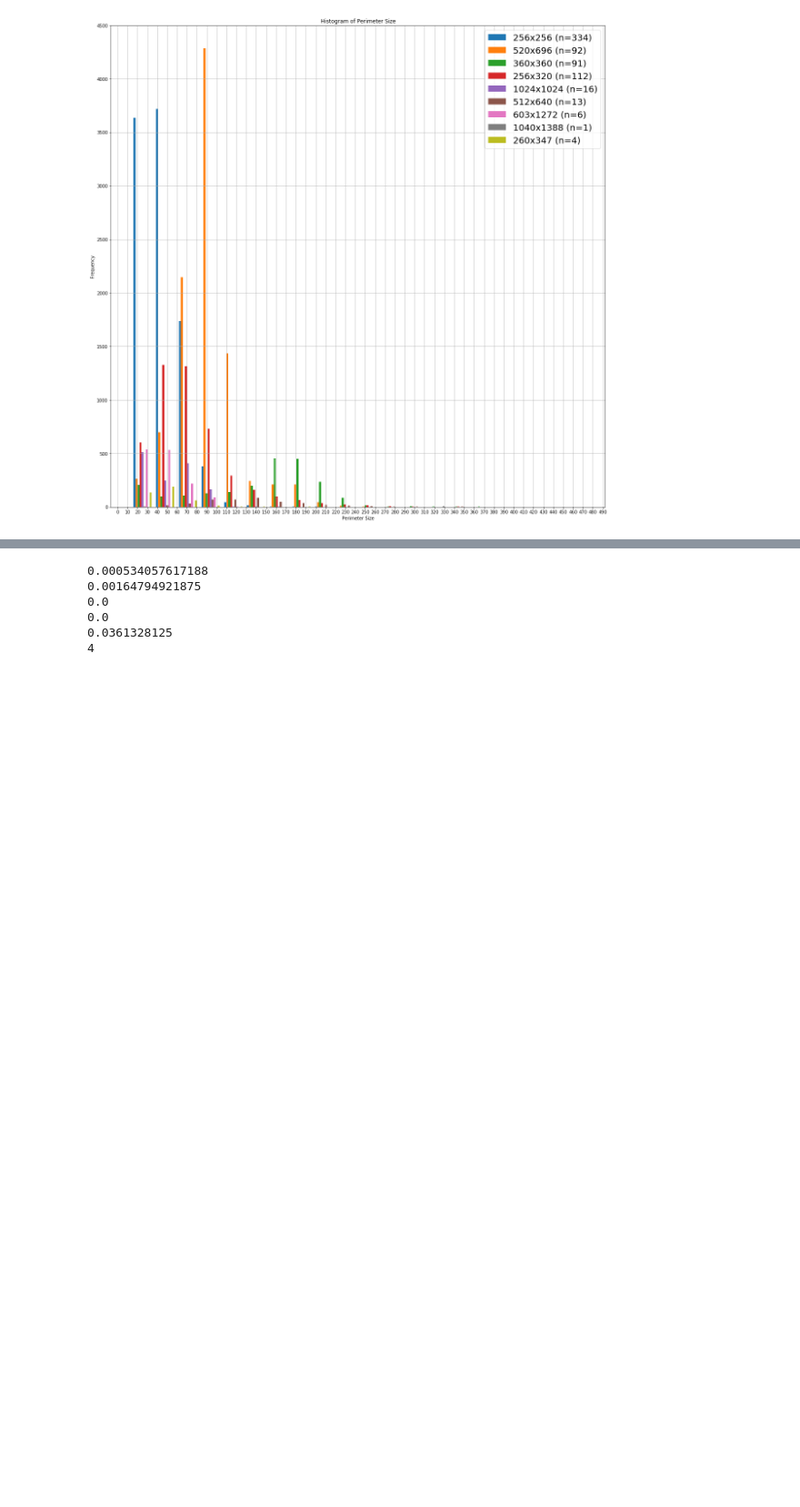
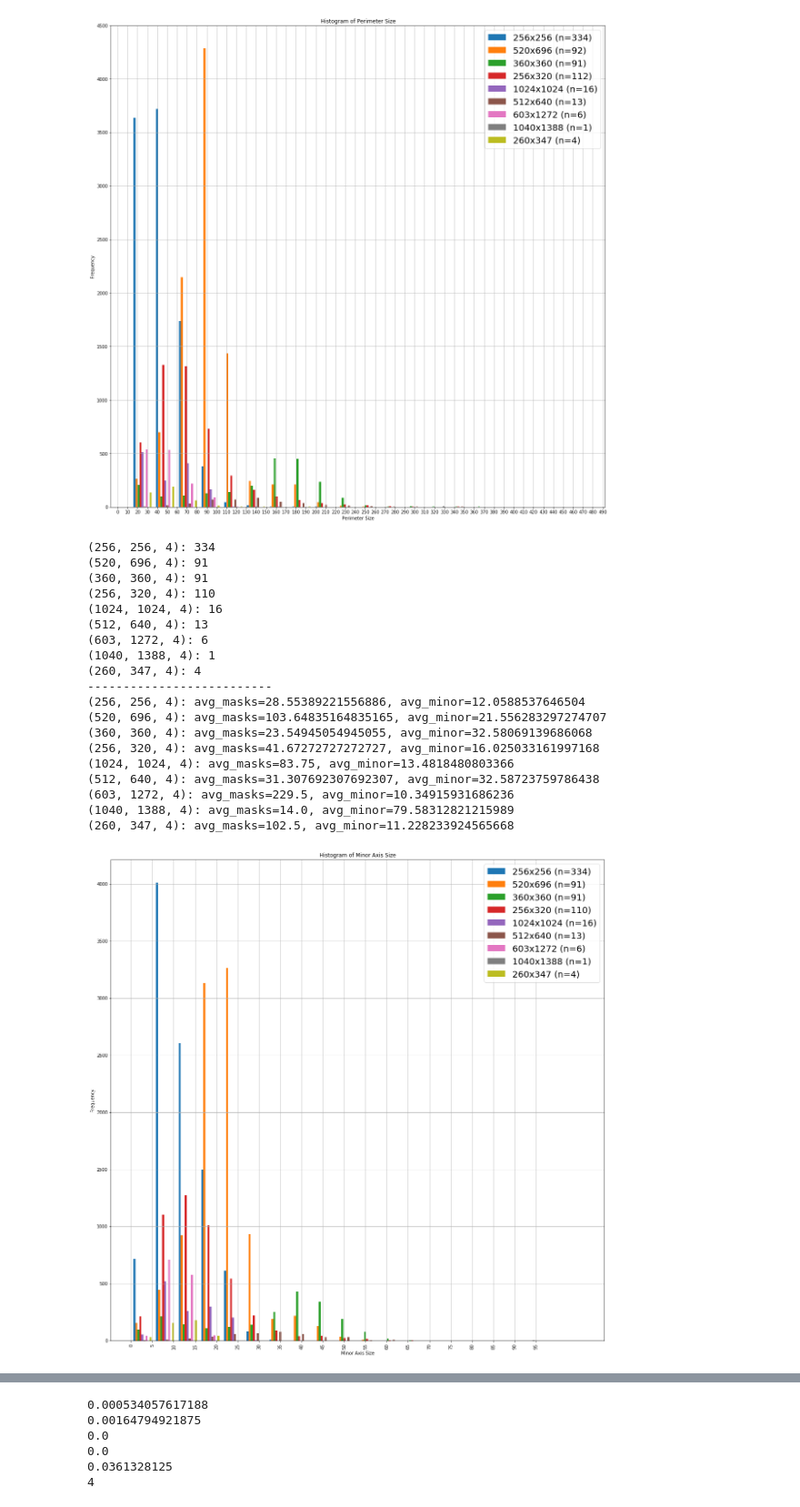
Before and after one commit to footh/nuclei, a Jupyter notebook: notebooks/data_analysis.ipynb, the cells around one changed output, grey strips where cells are left out. Shown at 91% size. Cells and saved outputs as stored; diff of their text form; code cells hidden in the pictures; blank space fills up the shorter version.

```diff
--- a/notebooks/data_analysis.ipynb
+++ b/notebooks/data_analysis.ipynb
@@ -79,4 +90,51 @@ plt.show()
 (1040, 1388, 4): avg_masks=14.0, avg_perim=328.8821272007975
 (260, 347, 4): avg_masks=101.75, avg_perim=47.311413335597095
 [figure]
+# %%
+for k,v in sizes.items():
+    print(f"{k}: {v}")
+print('--------------------------')
+x = []
+l = []
+for k,v in minors.items():
+    print(f"{k}: avg_masks={len(v) / sizes[k]}, avg_minor={sum(v) / len(v)}")
+    x.append(v)
+    l.append(f"{k[0]}x{k[1]} (n={sizes[k]})")
+
+major_ticks = np.arange(0,100,5)
+#minor_ticks = np.arange(0,500,25)
+
+plt.figure(figsize=(20, 20))
+n, bins, patches = plt.hist(x, 20, label=l)
+plt.legend(prop={'size': 20})
+plt.xlabel('Minor Axis Size')
+plt.ylabel('Frequency')
+plt.title('Histogram of Minor Axis Size')
+plt.xticks(rotation=90)
+ax = plt.gca()
+ax.set_xticks(major_ticks)
+#ax.set_xticks(minor_ticks, minor=True)
+plt.grid(True)
+plt.show()
+# %% [output]
+(256, 256, 4): 334
+(520, 696, 4): 91
+(360, 360, 4): 91
+(256, 320, 4): 110
+(1024, 1024, 4): 16
+(512, 640, 4): 13
+(603, 1272, 4): 6
+(1040, 1388, 4): 1
+(260, 347, 4): 4
+--------------------------
+(256, 256, 4): avg_masks=28.55389221556886, avg_minor=12.0588537646504
+(520, 696, 4): avg_masks=103.64835164835165, avg_minor=21.556283297274707
+(360, 360, 4): avg_masks=23.54945054945055, avg_minor=32.58069139686068
+(256, 320, 4): avg_masks=41.67272727272727, avg_minor=16.025033161997168
+(1024, 1024, 4): avg_masks=83.75, avg_minor=13.4818480803366
+(512, 640, 4): avg_masks=31.307692307692307, avg_minor=32.58723759786438
+(603, 1272, 4): avg_masks=229.5, avg_minor=10.34915931686236
+(1040, 1388, 4): avg_masks=14.0, avg_minor=79.58312821215989
+(260, 347, 4): avg_masks=102.5, avg_minor=11.228233924565668
+[figure, added]
 # %%
```
Also changed, not shown: parts of 3 cells of this notebook, 3 other files.
